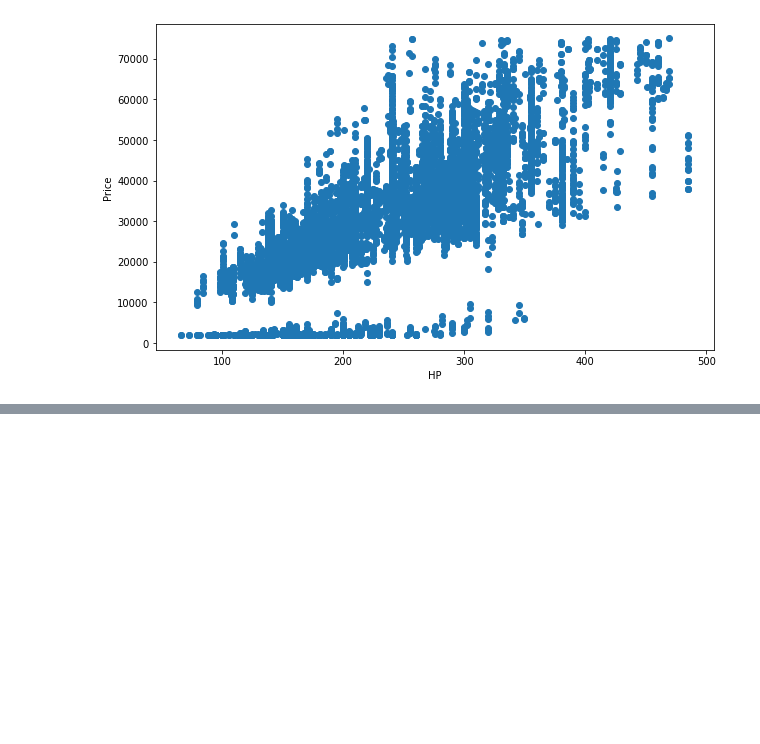
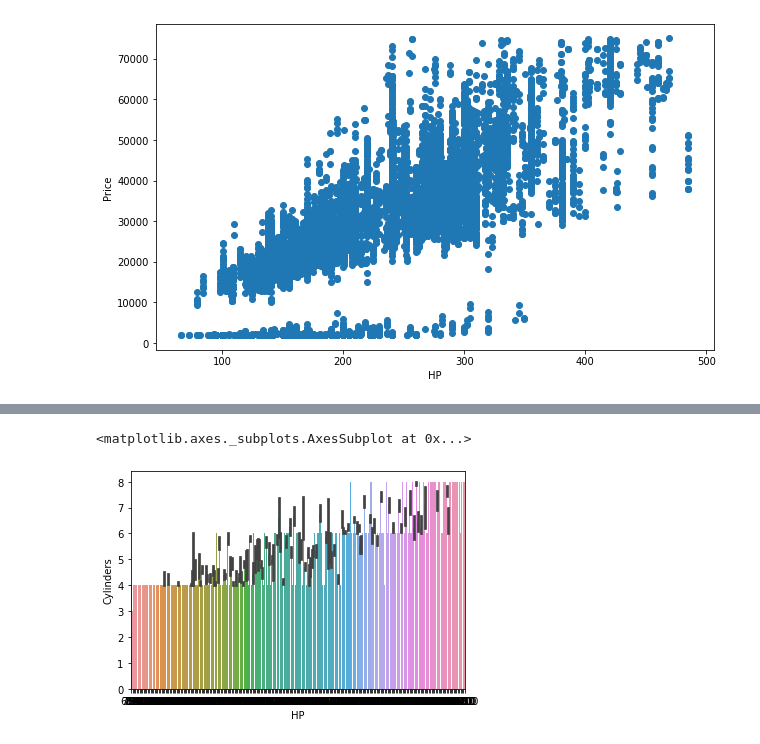
Before and after one commit to ElvinAlex26/MLI, a Jupyter notebook: projectml.ipynb, the cells around one changed output, grey strips where cells are left out. Cells and saved outputs as stored; diff of their text form; code cells hidden in the pictures; blank space fills up the shorter version.

```diff
--- a/projectml.ipynb
+++ b/projectml.ipynb
@@ -419,0 +454,5 @@ plt.show()
+# %%
+sns.barplot(car_data['HP'],car_data['Cylinders'])
+# %% [output]
+<matplotlib.axes._subplots.AxesSubplot at 0x...>
+[figure, added]
```
Also changed, not shown: parts of 13 cells of this notebook.
